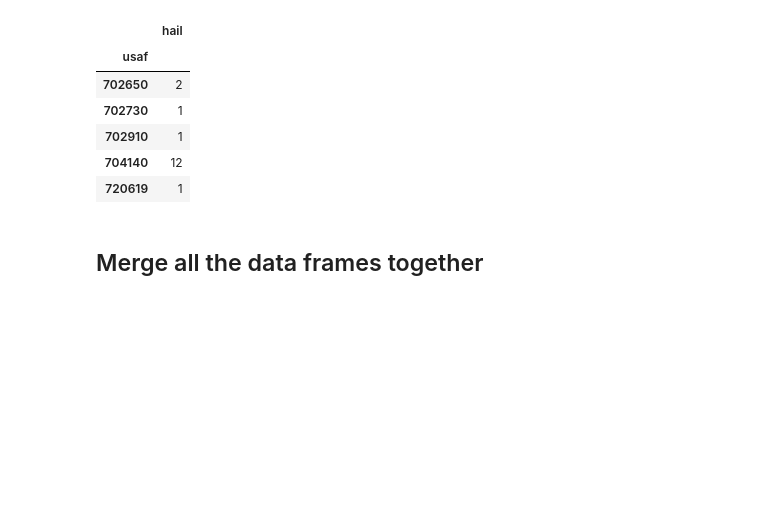
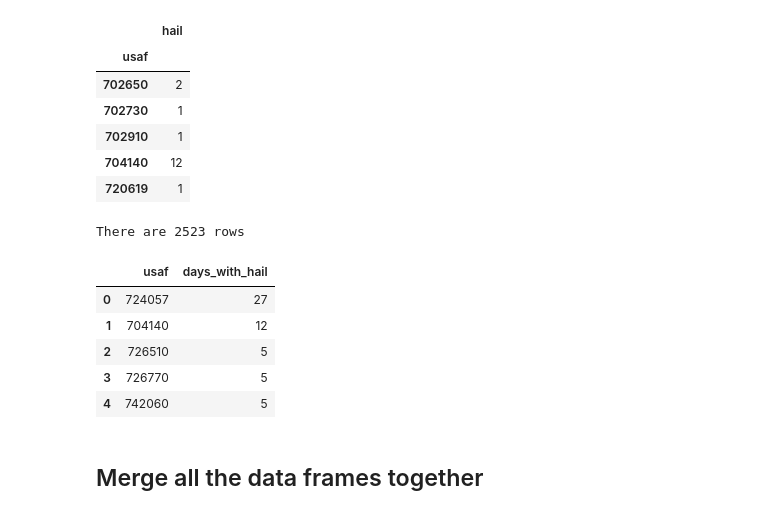
Before and after one commit to TechMax14/Project-3, a Jupyter notebook: static/py/noaa-bigquery-scripts.ipynb, the cells around one changed output. Saved outputs shown, nothing was run; the diff lists cells and outputs as text; code cells hidden in the pictures; blank space fills up the shorter version.

```diff
--- a/static/py/noaa-bigquery-scripts.ipynb
+++ b/static/py/noaa-bigquery-scripts.ipynb
@@ -358,6 +471,35 @@ station_hail_count.head()
 | 702910 | 1 |
 | 704140 | 12 |
 | 720619 | 1 |
+# %%
+# Define the query to get the number of days with hail for each station (usaf)
+aggregate_query = (
+    'SELECT s.usaf, '
+    'COUNT(DISTINCT CASE WHEN g.hail = "1" THEN DATE(g.date) ELSE NULL END) AS days_with_hail '
+    'FROM `bigquery-public-data.noaa_gsod.gsod2022` AS g '
+    'INNER JOIN `bigquery-public-data.noaa_gsod.stations` AS s ON g.stn = s.usaf '
+    'WHERE s.country = "US" AND s.state <> "None" '
+    'GROUP BY s.usaf '
+    'ORDER BY days_with_hail DESC'
+)
+
+# API request
+station_hail_result = client.query(aggregate_query)
+station_hail_data = station_hail_result.result()
+
+# Put the query into a dataframe
+station_hail_df = station_hail_result.to_dataframe()
+
+print(f'There are {len(station_hail_df)} rows')
+station_hail_df.head()
+# %% [output]
+There are 2523 rows
+|  | usaf | days_with_hail |
+| 0 | 724057 | 27 |
+| 1 | 704140 | 12 |
+| 2 | 726510 | 5 |
+| 3 | 726770 | 5 |
+| 4 | 742060 | 5 |
 # %% [markdown]
 ## Merge all the data frames together ##
 # %%
```
Also changed, not shown: parts of 8 cells of this notebook.
